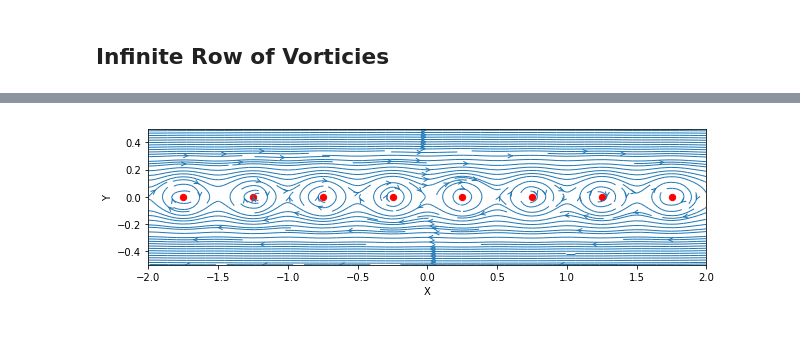
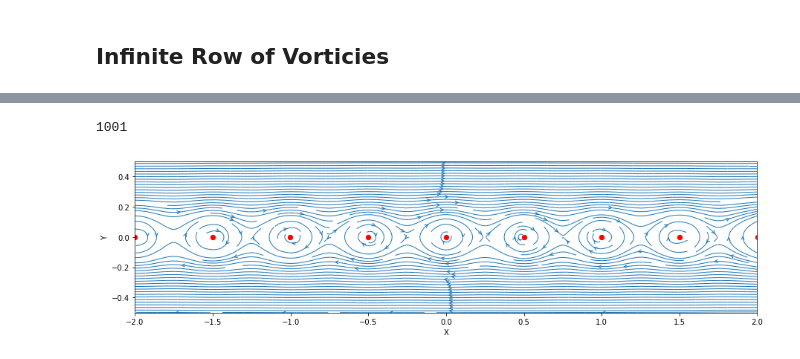
Before and after one commit to asabbagha/MAE6226, a Jupyter notebook: Lesson5.ipynb, the cells around one changed output, grey strips where cells are left out. Saved outputs shown, nothing was run; the diff lists cells and outputs as text; code cells hidden in the pictures; blank space fills up the shorter version.

```diff
--- a/Lesson5.ipynb
+++ b/Lesson5.ipynb
@@ -16,7 +16,6 @@ X, Y = numpy.meshgrid(x,y)
 # %%
 #vortex properties
 gamma = 5.0
-Nvortex = 1000
-a = .5
-y_vortex = 0.0
+Nvortex = 1001
+a = 0.5
 x_vortex = numpy.linspace(-(Nvortex/2)*a,(Nvortex/2)*a, Nvortex)
@@ -66,17 +45,21 @@ for i in range (0,Nvortex):
     u = u + u_vortex
     v = v + v_vortex
     psi = psi + psi_vortex
+# %%
+x_vortex.size
+# %% [output]
+1001
 # %%
 #plot the streamlines
-width = 10
+width = 15
 height = (y_end - y_start) / (x_end - x_start) * width
 pyplot.figure(figsize=(width, height))
 pyplot.xlabel('X')
 pyplot.ylabel('Y')
 pyplot.xlim(x_start, x_end)
 pyplot.ylim(y_start, y_end)
 pyplot.streamplot(X, Y, u, v,
                   density=2, linewidth=1, arrowsize=1, arrowstyle='->')
 pyplot.scatter(x_vortex, numpy.zeros(x_vortex.size,), color='r', s=40, marker='o');
 # %% [output]
-[figure, old version]
+[figure, new version]
```
Also changed, not shown: parts of 1 cell of this notebook.
